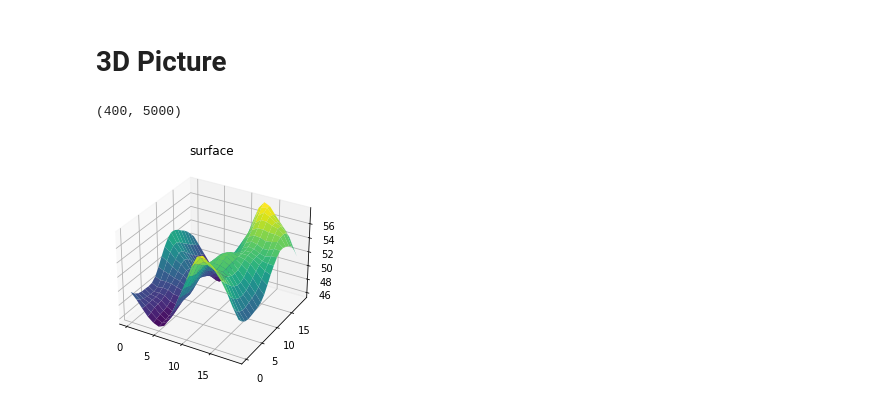
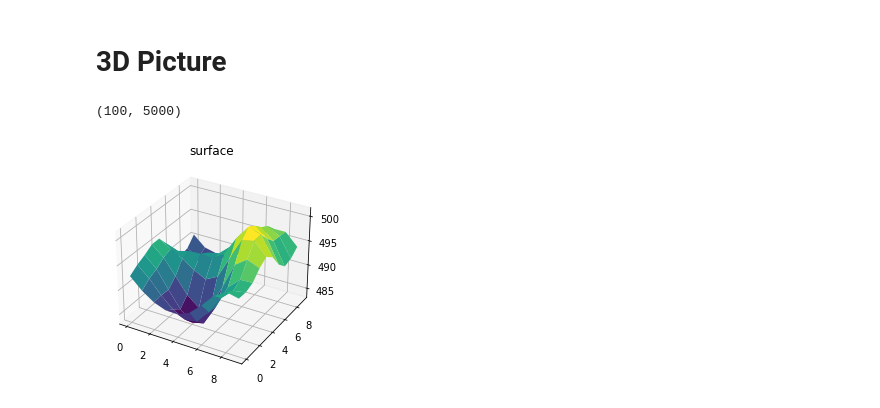
Before and after one commit to RClarkPhysics/SWE-DDF, a Jupyter notebook: Standard DDF/SWE DDF.ipynb, the cells around one changed output. Saved outputs shown, nothing was run; the diff lists cells and outputs as text; code cells hidden in the pictures.

```diff
--- a/Standard DDF/SWE DDF.ipynb
+++ b/Standard DDF/SWE DDF.ipynb
@@ -10,0 +8,8 @@ SWE20by20 = np.load('Forced_SWE_20by20_1e-1.npy')
+# %%
+#Import the Data
+SWE = np.load('ForcedSWE_20k_1e-1.npy')
+SWEproper = np.zeros((300,20000))
+for d in range(3):
+    for i in range(10):
+        for j in range(10):
+            SWEproper[j+10*i+100*d] = SWE[d][i][j]
@@ -11,7 +20,7 @@ SWE20by20 = np.load('Forced_SWE_20by20_1e-1.npy')
 # %%
-D = 1200             #Dimension of the system
+D = 300              #Dimension of the system
 length = 10000       #Time to train for
-Xdata = SWE20by20    #Which Data set to train on
+Xdata = SWEproper    #Which Data set to train on
 TT = 0.1             #Time Scale of the Data
 NoCenters = 1000     #Number of Centers
 
@@ -20,6 +29,6 @@ start_time = time.time()
 DDF = GaussPoly1Mat()
 Center = DDF.KmeanCenter(Xdata,NoCenters,D,length)
 print("--- %s seconds ---" % (time.time() - start_time))
-np.save('Centers_train10k_1k_D1200.npy',Center)
+np.save('Centers_train10k_1k_D300.npy',Center)
 #Center = np.load('Centers_train10k_1k_D1200.npy')
 # %% [output]
@@ -54,6 +63,6 @@ plt.show
 # %%
-for i in range(4):
-    for j in range(4):
+for i in range(10):
+    for j in range(10):
         PreLength = 5000
         X = np.arange(0,PreLength*TT,TT)
         beta,R = 10**(i-8), 10**(j-8)
@@ -161,25 +170,25 @@ ani.save('Both_SWE_Forced.mp4',writer = 'ffmpeg',fps=30)
 # %% [markdown]
 # 3D Picture
 # %%
-Zpred = Pred[800:]
+Zpred = Pred[200:]
 Zpred.shape
 # %% [output]
-(400, 5000)
+(100, 5000)
 # %%
 i = 1000
-space = 20
+space = 10
 x = np.arange(0,space,1)
 y = np.arange(0,space,1)
 X,Y = np.meshgrid(x, y)
 Z = np.zeros((space,space))
 for j in range(space):
     for l in range(space):
         Z[j][l] = Zpred[j*space+l][i]
 
 fig = plt.figure()
 ax = plt.axes(projection='3d')
 ax.plot_surface(X, Y, Z, rstride=1, cstride=1,
                 cmap='viridis', edgecolor='none')
 ax.set_title('surface');
 # %% [output]
-[figure, old version]
+[figure, new version]
```
Also changed, not shown: parts of 9 cells of this notebook.
